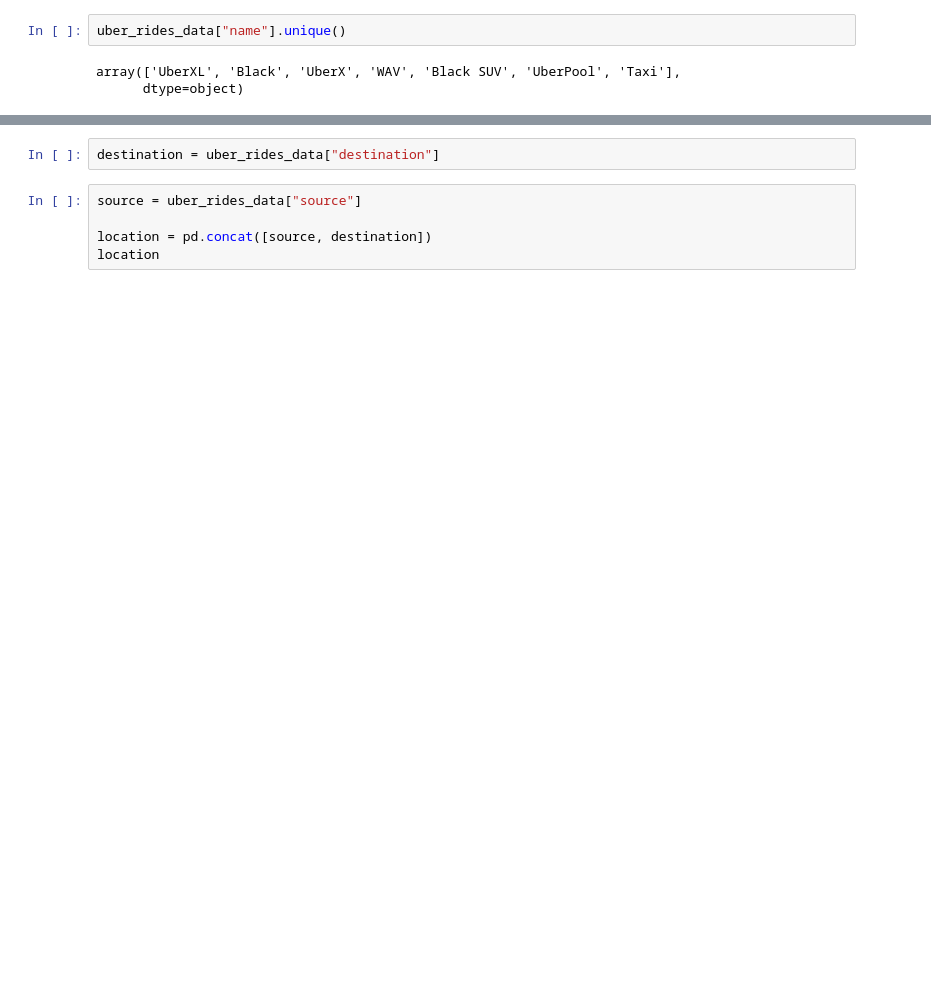
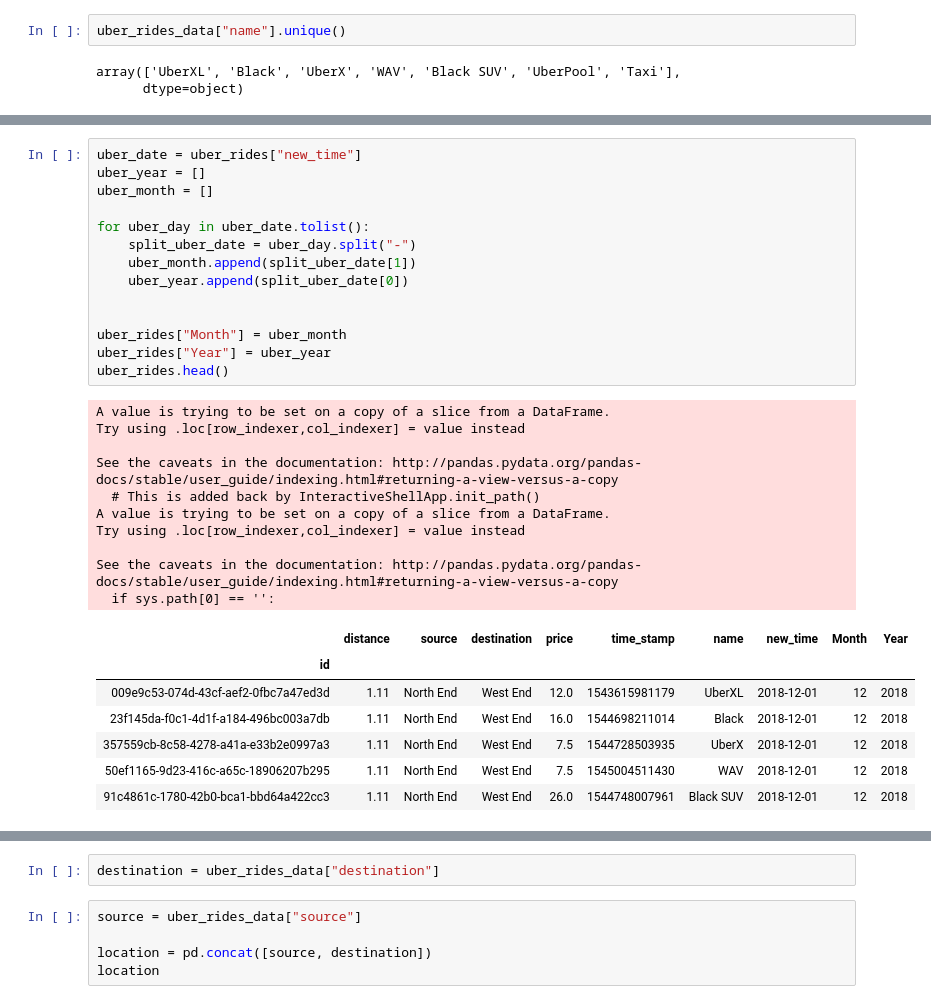
Before and after one commit to omotoyosi-odele/ETLproject, a Jupyter notebook: uber_data.ipynb, the cells around one changed output, grey strips where cells are left out. Drawn from its saved outputs; the diff is of its cells as text; blank space fills up the shorter version.

Commit message:
Updating documents

```diff
--- a/uber_data.ipynb
+++ b/uber_data.ipynb
@@ -44,0 +134,32 @@ uber_rides
+# %%
+uber_date = uber_rides["new_time"]
+uber_year = []
+uber_month = []
+
+for uber_day in uber_date.tolist():
+    split_uber_date = uber_day.split("-")
+    uber_month.append(split_uber_date[1])
+    uber_year.append(split_uber_date[0])
+
+
+uber_rides["Month"] = uber_month
+uber_rides["Year"] = uber_year
+uber_rides.head()
+# %% [output]
+A value is trying to be set on a copy of a slice from a DataFrame.
+Try using .loc[row_indexer,col_indexer] = value instead
+
+See the caveats in the documentation: http://pandas.pydata.org/pandas-docs/stable/user_guide/indexing.html#returning-a-view-versus-a-copy
+  # This is added back by InteractiveShellApp.init_path()
+A value is trying to be set on a copy of a slice from a DataFrame.
+Try using .loc[row_indexer,col_indexer] = value instead
+
+See the caveats in the documentation: http://pandas.pydata.org/pandas-docs/stable/user_guide/indexing.html#returning-a-view-versus-a-copy
+  if sys.path[0] == '':
+|  | distance | source | destination | price | time_stamp | name | new_time | Month | Year |
+| id |  |  |  |  |  |  |  |  |  |
+| 009e9c53-074d-43cf-aef2-0fbc7a47ed3d | 1.11 | North End | West End | 12.0 | 1543615981179 | UberXL | 2018-12-01 | 12 | 2018 |
+| 23f145da-f0c1-4d1f-a184-496bc003a7db | 1.11 | North End | West End | 16.0 | 1544698211014 | Black | 2018-12-01 | 12 | 2018 |
+| 357559cb-8c58-4278-a41a-e33b2e0997a3 | 1.11 | North End | West End | 7.5 | 1544728503935 | UberX | 2018-12-01 | 12 | 2018 |
+| 50ef1165-9d23-416c-a65c-18906207b295 | 1.11 | North End | West End | 7.5 | 1545004511430 | WAV | 2018-12-01 | 12 | 2018 |
+| 91c4861c-1780-42b0-bca1-bbd64a422cc3 | 1.11 | North End | West End | 26.0 | 1544748007961 | Black SUV | 2018-12-01 | 12 | 2018 |
```
Also changed, not shown: parts of 12 cells of this notebook, 1 other file.
